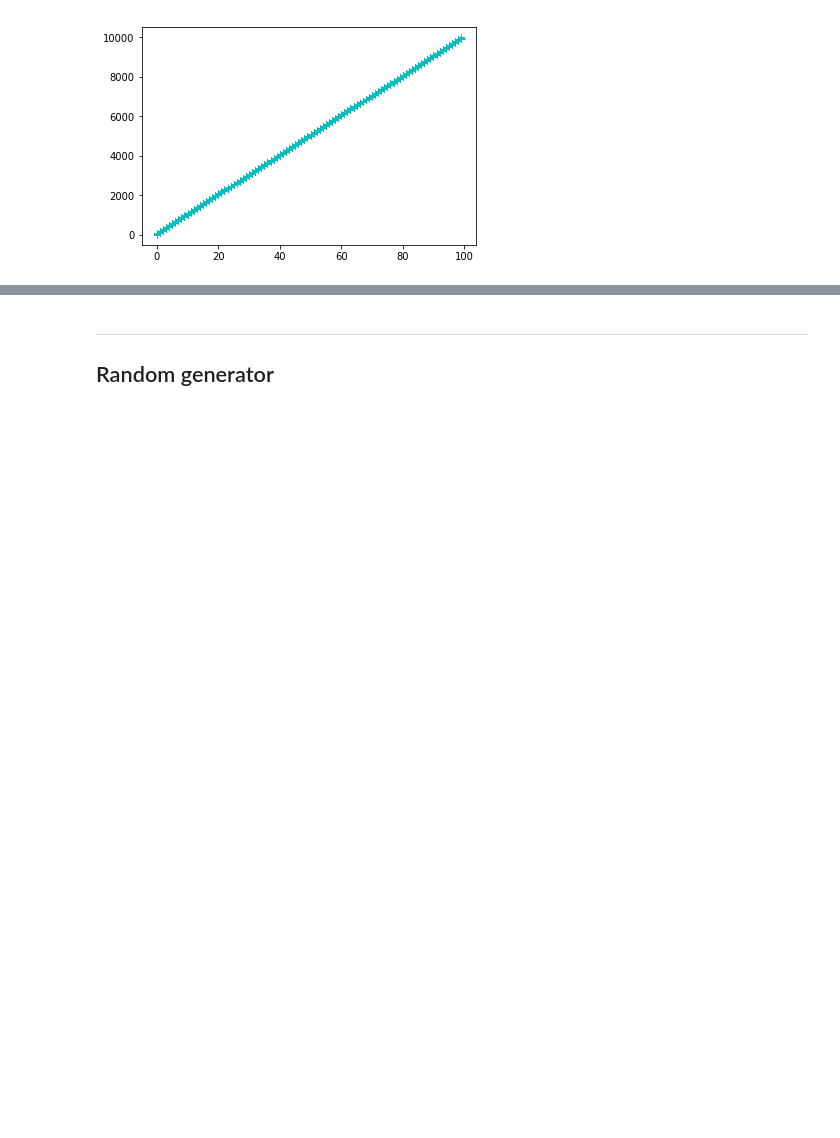
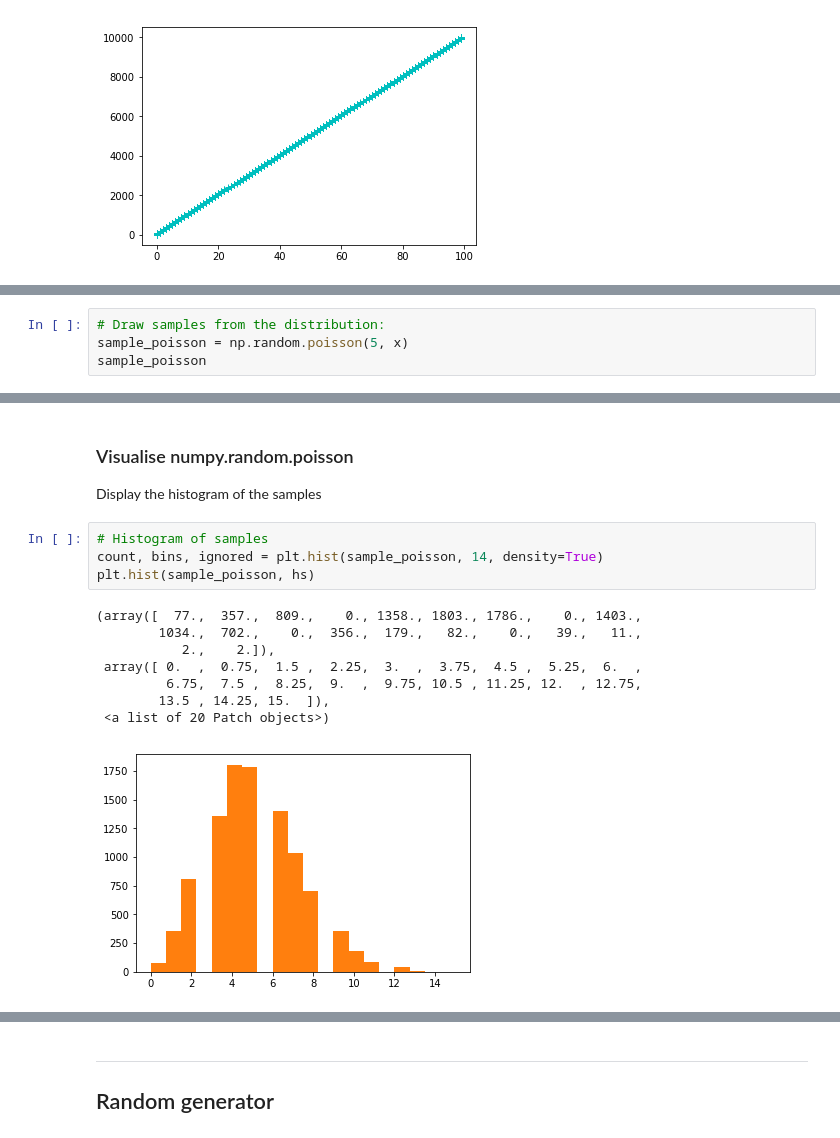
Before and after one commit to cristina1997/Emerging_Technologies_Project, a Jupyter notebook: 1.Numpy-Random-Notebook/numpy-random-notebook.ipynb, the cells around one changed output, grey strips where cells are left out. Cells and saved outputs as stored; diff of their text form; blank space fills up the shorter version.

```diff
--- a/1.Numpy-Random-Notebook/numpy-random-notebook.ipynb
+++ b/1.Numpy-Random-Notebook/numpy-random-notebook.ipynb
@@ -360,0 +376,4 @@ ___
+# %%
+# Draw samples from the distribution:
+sample_poisson = np.random.poisson(5, x)
+sample_poisson
@@ -360,0 +404,16 @@ ___
+# %% [markdown]
+### Visualise numpy.random.poisson
+Display the histogram of the samples
+# %%
+# Histogram of samples
+count, bins, ignored = plt.hist(sample_poisson, 14, density=True)
+plt.hist(sample_poisson, hs)
+# %% [output]
+(array([  77.,  357.,  809.,    0., 1358., 1803., 1786.,    0., 1403.,
+        1034.,  702.,    0.,  356.,  179.,   82.,    0.,   39.,   11.,
+           2.,    2.]),
+ array([ 0.  ,  0.75,  1.5 ,  2.25,  3.  ,  3.75,  4.5 ,  5.25,  6.  ,
+         6.75,  7.5 ,  8.25,  9.  ,  9.75, 10.5 , 11.25, 12.  , 12.75,
+        13.5 , 14.25, 15.  ]),
+ <a list of 20 Patch objects>)
+[figure, added]
```
Also changed, not shown: parts of 43 cells of this notebook.
